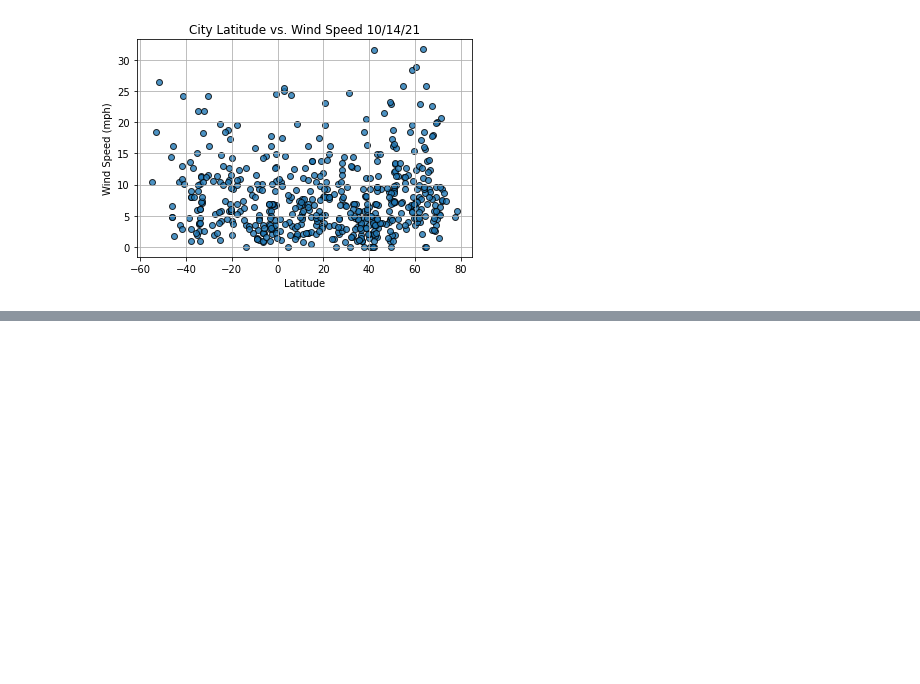
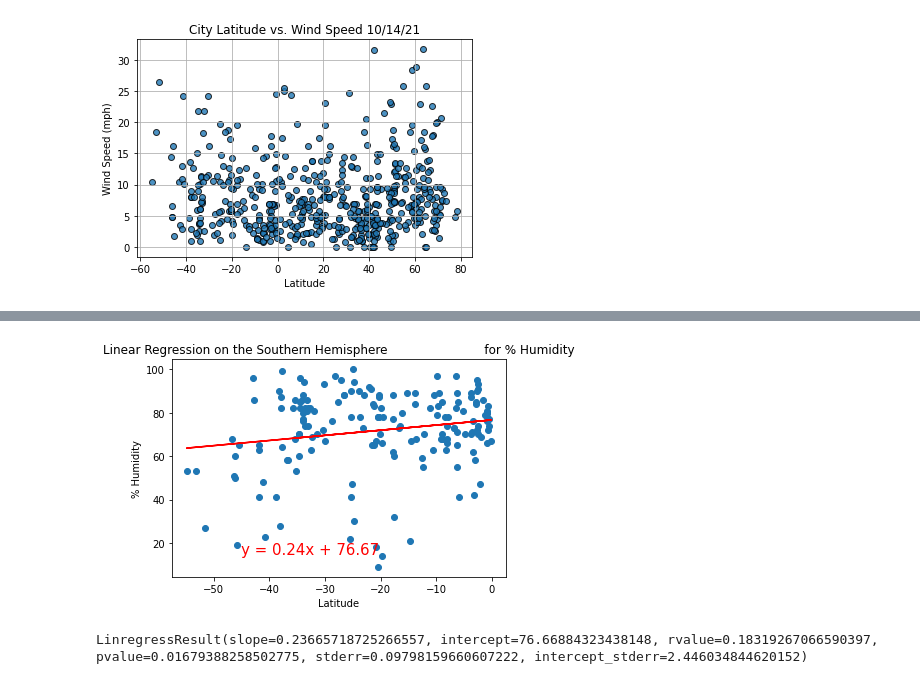
Before and after one commit to Francisco170594/World_Weather_Analysis, a Jupyter notebook: WeatherPy.ipynb, the cells around one changed output, grey strips where cells are left out. Saved outputs shown, nothing was run; the diff lists cells and outputs as text; code cells hidden in the pictures; blank space fills up the shorter version.

```diff
--- a/WeatherPy.ipynb
+++ b/WeatherPy.ipynb
@@ -345,0 +452,14 @@ plt.show()
+# %%
+# Linear regression on the Northern Hemisphere
+x_values = southern_hemi_df["Lat"]
+y_values = southern_hemi_df["Humidity"]
+
+# Call the function.
+plot_linear_regression(x_values, y_values,
+                       'Linear Regression on the Southern Hemisphere \
+                        for % Humidity', '% Humidity',(-45,15))
+
+print(linregress(x_values, y_values))
+# %% [output]
+[figure, added]
+LinregressResult(slope=0.23665718725266557, intercept=76.66884323438148, rvalue=0.18319267066590397, pvalue=0.01679388258502775, stderr=0.09798159660607222, intercept_stderr=2.446034844620152)
```
Also changed, not shown: parts of 12 cells of this notebook, 2 other files.
